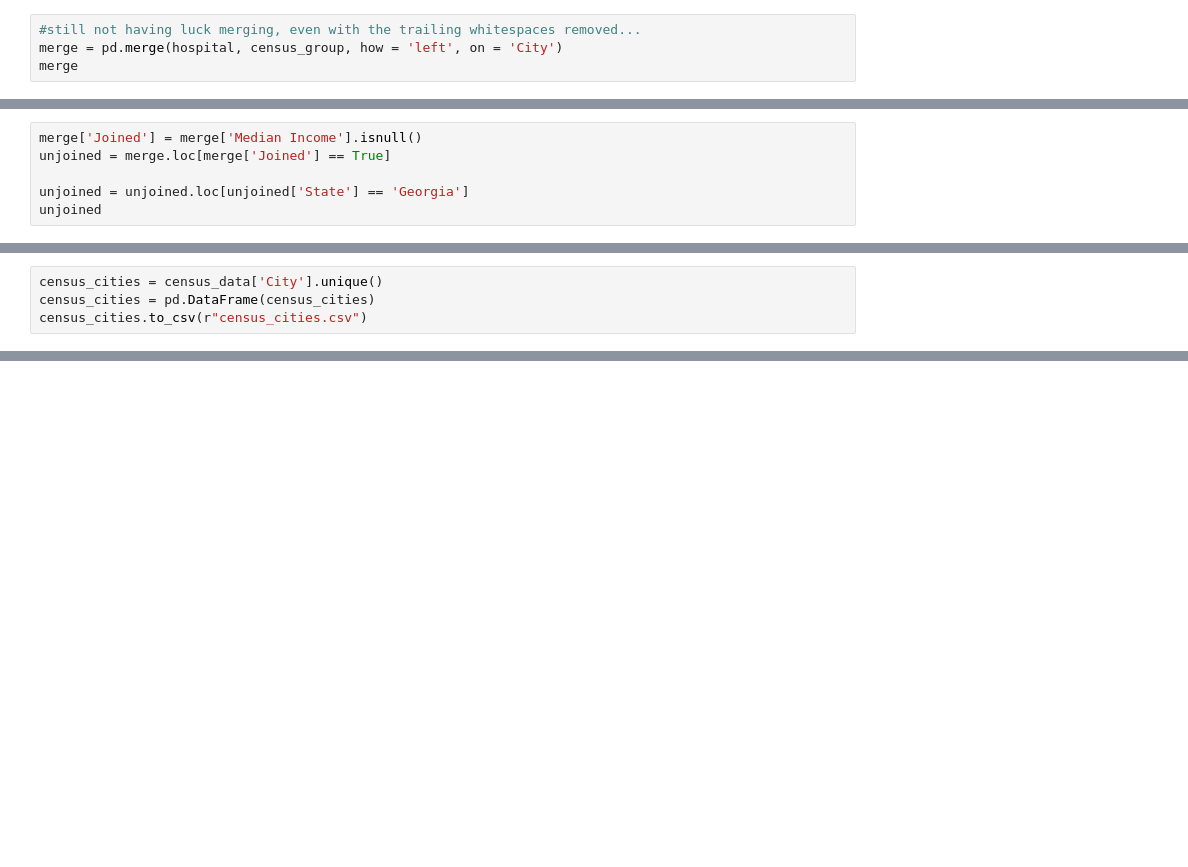
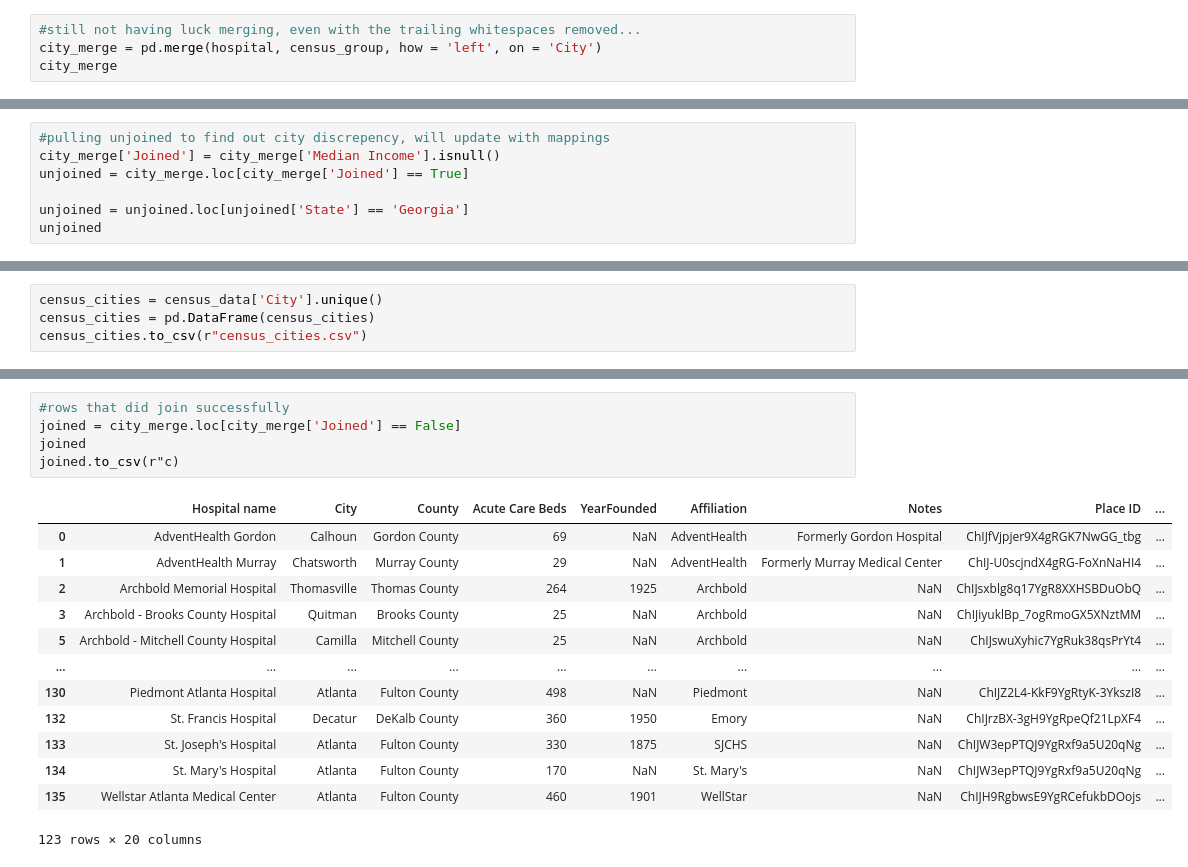
Before and after one commit to jtilenis/Data_Scavengers, a Jupyter notebook: hospital_api.ipynb, the cells around one changed output, grey strips where cells are left out. Drawn from its saved outputs; the diff is of its cells as text; blank space fills up the shorter version.

```diff
--- a/hospital_api.ipynb
+++ b/hospital_api.ipynb
@@ -548,8 +548,8 @@ hospital_fix
 | 131 | Piedmont Henry Hospital | NaN | NaN | 277 | NaN | Piedmont | NaN | ChIJBduprw5X9IgRygZRl0TyxOs | ... |
 # %%
 #still not having luck merging, even with the trailing whitespaces removed...
-merge = pd.merge(hospital, census_group, how = 'left', on = 'City')
-merge
+city_merge = pd.merge(hospital, census_group, how = 'left', on = 'City')
+city_merge
 # %% [output]
 |  | Hospital name | City | County | Acute Care Beds | YearFounded | Affiliation | Notes | Place ID | ... |
 | 0 | AdventHealth Gordon | Calhoun | Gordon County | 69 | NaN | AdventHealth | Formerly Gordon Hospital | ChIJfVjpjer9X4gRGK7NwGG_tbg | ... |
@@ -565,8 +565,9 @@ merge
 | 136 | WellStar Atlanta Medical Center S... | East Point | Fulton County | 183 | NaN | WellStar | Formerly South Fulton Medical Center | ChIJA1sZb6UC9YgREjkaPkATQAU | ... |
 137 rows × 19 columns
 # %%
-merge['Joined'] = merge['Median Income'].isnull()
-unjoined = merge.loc[merge['Joined'] == True]
+#pulling unjoined to find out city discrepency, will update with mappings
+city_merge['Joined'] = city_merge['Median Income'].isnull()
+unjoined = city_merge.loc[city_merge['Joined'] == True]
 
 unjoined = unjoined.loc[unjoined['State'] == 'Georgia']
 unjoined
@@ -690,0 +595,19 @@ unjoined
+# %%
+#rows that did join successfully
+joined = city_merge.loc[city_merge['Joined'] == False]
+joined
+joined.to_csv(r"c)
+# %% [output]
+|  | Hospital name | City | County | Acute Care Beds | YearFounded | Affiliation | Notes | Place ID | ... |
+| 0 | AdventHealth Gordon | Calhoun | Gordon County | 69 | NaN | AdventHealth | Formerly Gordon Hospital | ChIJfVjpjer9X4gRGK7NwGG_tbg | ... |
+| 1 | AdventHealth Murray | Chatsworth | Murray County | 29 | NaN | AdventHealth | Formerly Murray Medical Center | ChIJ-U0scjndX4gRG-FoXnNaHI4 | ... |
+| 2 | Archbold Memorial Hospital | Thomasville | Thomas County | 264 | 1925 | Archbold | NaN | ChIJsxblg8q17YgR8XXHSBDuObQ | ... |
+| 3 | Archbold - Brooks County Hospital | Quitman | Brooks County | 25 | NaN | Archbold | NaN | ChIJiyuklBp_7ogRmoGX5XNztMM | ... |
+| 5 | Archbold - Mitchell County Hospital | Camilla | Mitchell County | 25 | NaN | Archbold | NaN | ChIJswuXyhic7YgRuk38qsPrYt4 | ... |
+| ... | ... | ... | ... | ... | ... | ... | ... | ... | ... |
+| 130 | Piedmont Atlanta Hospital | Atlanta | Fulton County | 498 | NaN | Piedmont | NaN | ChIJZ2L4-KkF9YgRtyK-3YkszI8 | ... |
+| 132 | St. Francis Hospital | Decatur | DeKalb County | 360 | 1950 | Emory | NaN | ChIJrzBX-3gH9YgRpeQf21LpXF4 | ... |
+| 133 | St. Joseph's Hospital | Atlanta | Fulton County | 330 | 1875 | SJCHS | NaN | ChIJW3epPTQJ9YgRxf9a5U20qNg | ... |
+| 134 | St. Mary's Hospital | Atlanta | Fulton County | 170 | NaN | St. Mary's | NaN | ChIJW3epPTQJ9YgRxf9a5U20qNg | ... |
+| 135 | Wellstar Atlanta Medical Center | Atlanta | Fulton County | 460 | 1901 | WellStar | NaN | ChIJH9RgbwsE9YgRCefukbDOojs | ... |
+123 rows × 20 columns
```
Also changed, not shown: parts of 6 cells of this notebook, 1 other file.
